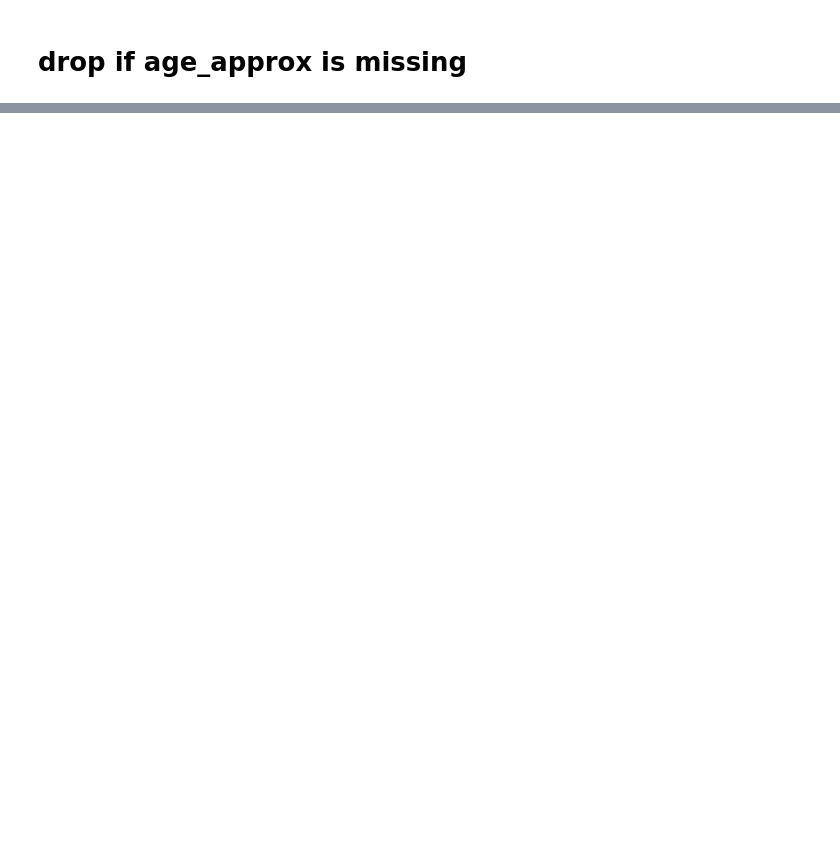
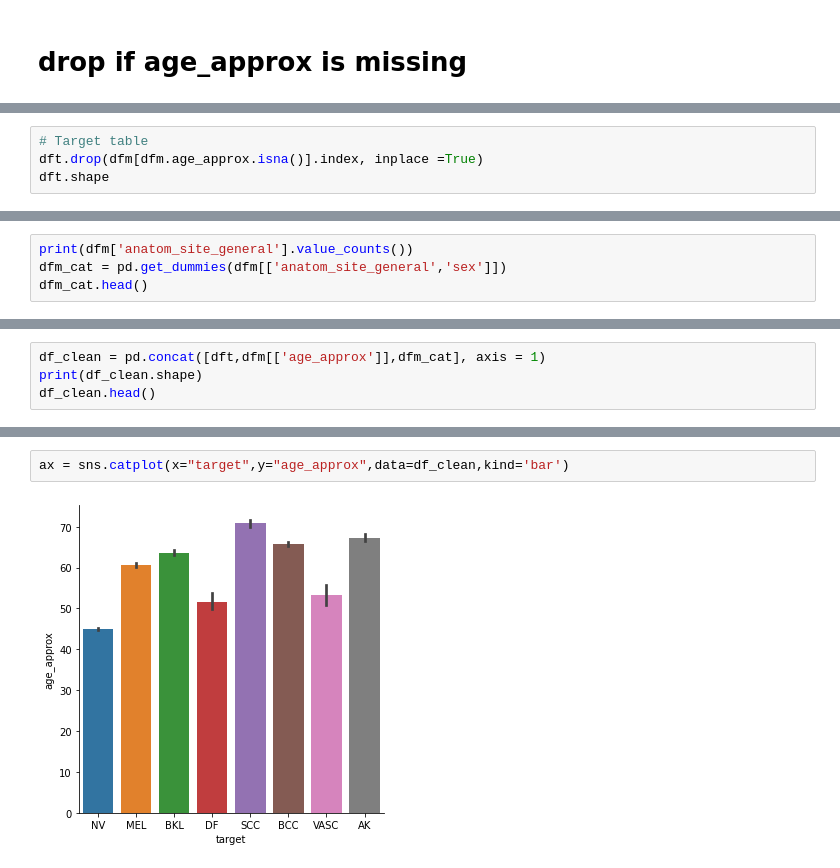
Before and after one commit to peeti-ucberkeley/skin-image-classification, a Jupyter notebook: image_exploration.ipynb, the cells around one changed output, grey strips where cells are left out. Cells and saved outputs as stored; diff of their text form; blank space fills up the shorter version.

```diff
--- a/image_exploration.ipynb
+++ b/image_exploration.ipynb
@@ -205,0 +220,4 @@ df.shape
+# %%
+# Target table
+dft.drop(dfm[dfm.age_approx.isna()].index, inplace =True)
+dft.shape
@@ -252,0 +294,4 @@ KeyError: 0
+# %%
+print(dfm['anatom_site_general'].value_counts())
+dfm_cat = pd.get_dummies(dfm[['anatom_site_general','sex']])
+dfm_cat.head()
@@ -252,0 +316,4 @@ KeyError: 0
+# %%
+df_clean = pd.concat([dft,dfm[['age_approx']],dfm_cat], axis = 1)
+print(df_clean.shape)
+df_clean.head()
@@ -252,0 +328,4 @@ KeyError: 0
+# %%
+ax = sns.catplot(x="target",y="age_approx",data=df_clean,kind='bar')
+# %% [output]
+[figure, added]
```
Also changed, not shown: parts of 73 cells of this notebook.
